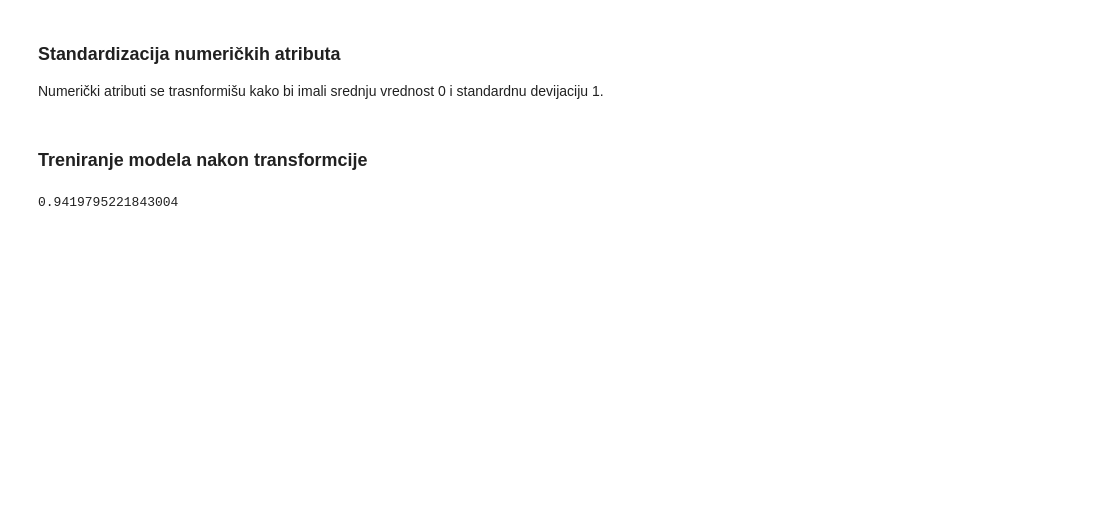
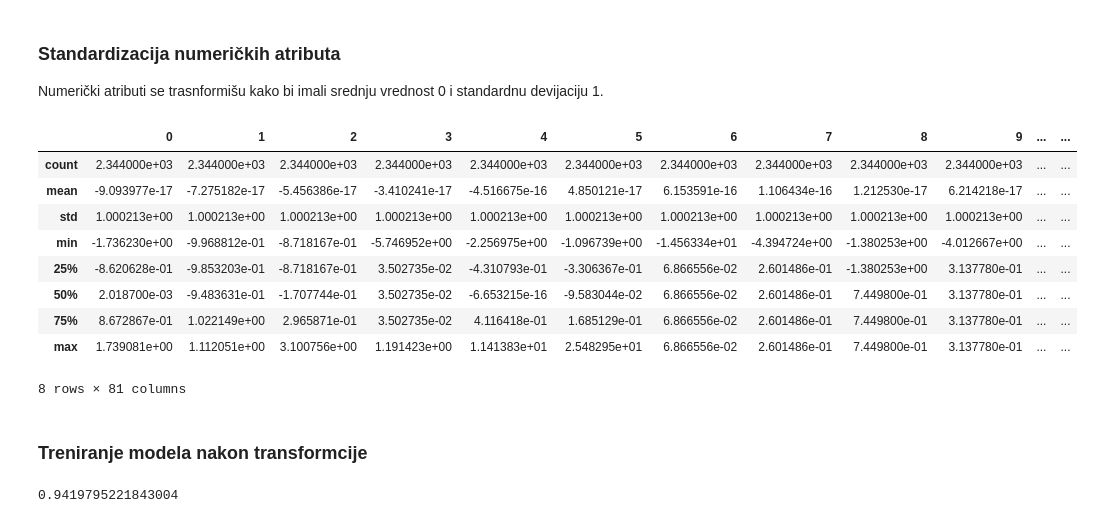
Before and after one commit to MarijaVidovic/Prikupljanje-i-predobrada-podataka-za-Masinsko-u-enje-, a Jupyter notebook: Prvi seminarski rad/PrviSeminarskiPrakticniDeo.ipynb, the cells around one changed output. Saved outputs shown, nothing was run; the diff lists cells and outputs as text; code cells hidden in the pictures; blank space fills up the shorter version.

```diff
--- a/Prvi seminarski rad/PrviSeminarskiPrakticniDeo.ipynb
+++ b/Prvi seminarski rad/PrviSeminarskiPrakticniDeo.ipynb
@@ -182,6 +214,19 @@ from sklearn.preprocessing import StandardScaler
 scaler = StandardScaler()
 x_train_scaled = scaler.fit_transform(X_train)
 x_test_scaled = scaler.transform(X_test)
+# %%
+pd.DataFrame(x_train_scaled).describe()
+# %% [output]
+|  | 0 | 1 | 2 | 3 | 4 | 5 | 6 | 7 | 8 | 9 | ... | ... |
+| count | 2.344000e+03 | 2.344000e+03 | 2.344000e+03 | 2.344000e+03 | 2.344000e+03 | 2.344000e+03 | 2.344000e+03 | 2.344000e+03 | 2.344000e+03 | 2.344000e+03 | ... | ... |
+| mean | -9.093977e-17 | -7.275182e-17 | -5.456386e-17 | -3.410241e-17 | -4.516675e-16 | 4.850121e-17 | 6.153591e-16 | 1.106434e-16 | 1.212530e-17 | 6.214218e-17 | ... | ... |
+| std | 1.000213e+00 | 1.000213e+00 | 1.000213e+00 | 1.000213e+00 | 1.000213e+00 | 1.000213e+00 | 1.000213e+00 | 1.000213e+00 | 1.000213e+00 | 1.000213e+00 | ... | ... |
+| min | -1.736230e+00 | -9.968812e-01 | -8.718167e-01 | -5.746952e+00 | -2.256975e+00 | -1.096739e+00 | -1.456334e+01 | -4.394724e+00 | -1.380253e+00 | -4.012667e+00 | ... | ... |
+| 25% | -8.620628e-01 | -9.853203e-01 | -8.718167e-01 | 3.502735e-02 | -4.310793e-01 | -3.306367e-01 | 6.866556e-02 | 2.601486e-01 | -1.380253e+00 | 3.137780e-01 | ... | ... |
+| 50% | 2.018700e-03 | -9.483631e-01 | -1.707744e-01 | 3.502735e-02 | -6.653215e-16 | -9.583044e-02 | 6.866556e-02 | 2.601486e-01 | 7.449800e-01 | 3.137780e-01 | ... | ... |
+| 75% | 8.672867e-01 | 1.022149e+00 | 2.965871e-01 | 3.502735e-02 | 4.116418e-01 | 1.685129e-01 | 6.866556e-02 | 2.601486e-01 | 7.449800e-01 | 3.137780e-01 | ... | ... |
+| max | 1.739081e+00 | 1.112051e+00 | 3.100756e+00 | 1.191423e+00 | 1.141383e+01 | 2.548295e+01 | 6.866556e-02 | 2.601486e-01 | 7.449800e-01 | 3.137780e-01 | ... | ... |
+8 rows × 81 columns
 # %% [markdown]
 ### Treniranje modela nakon transformcije
 # %%
```
Also changed, not shown: parts of 8 cells of this notebook, 1 other file.
